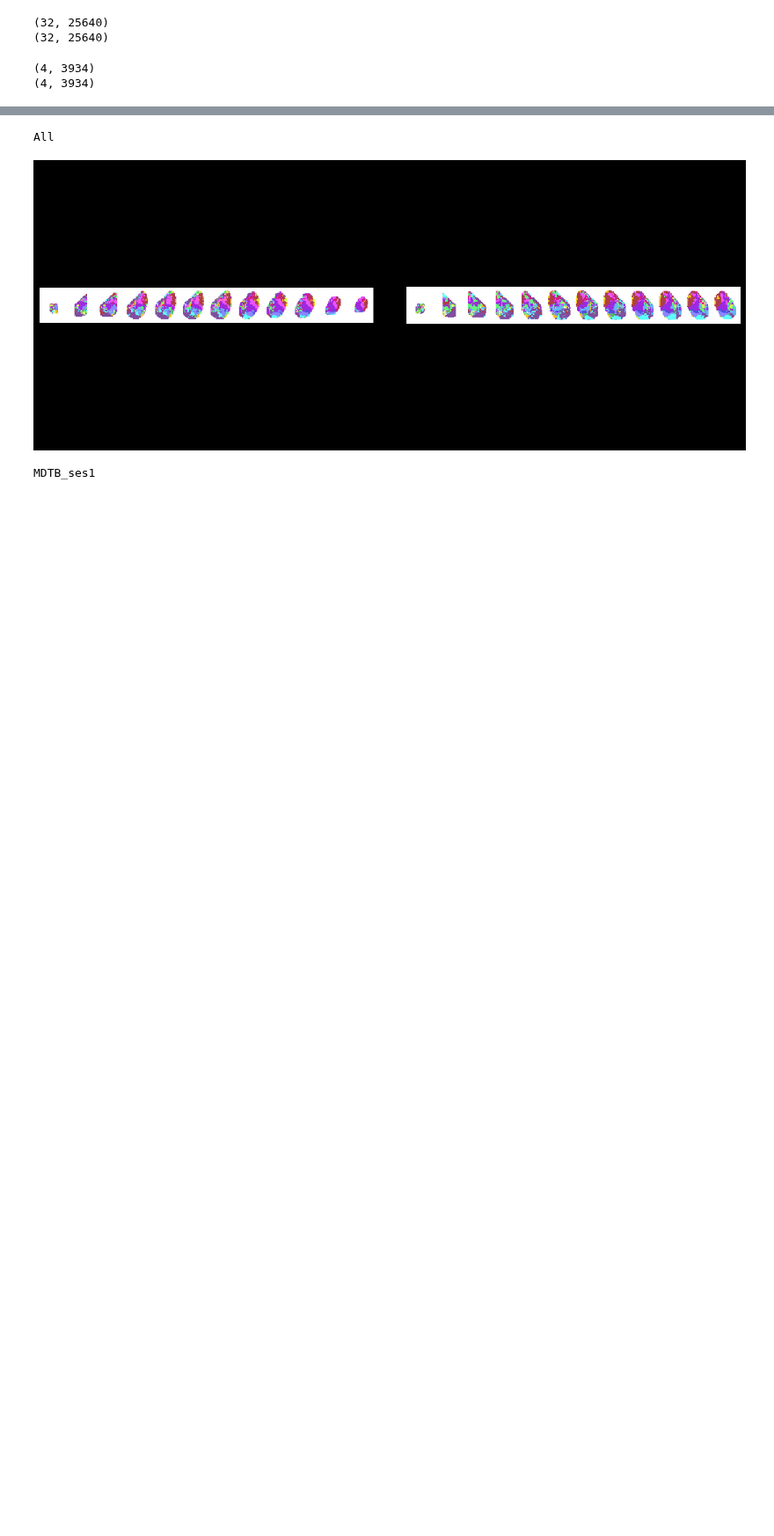
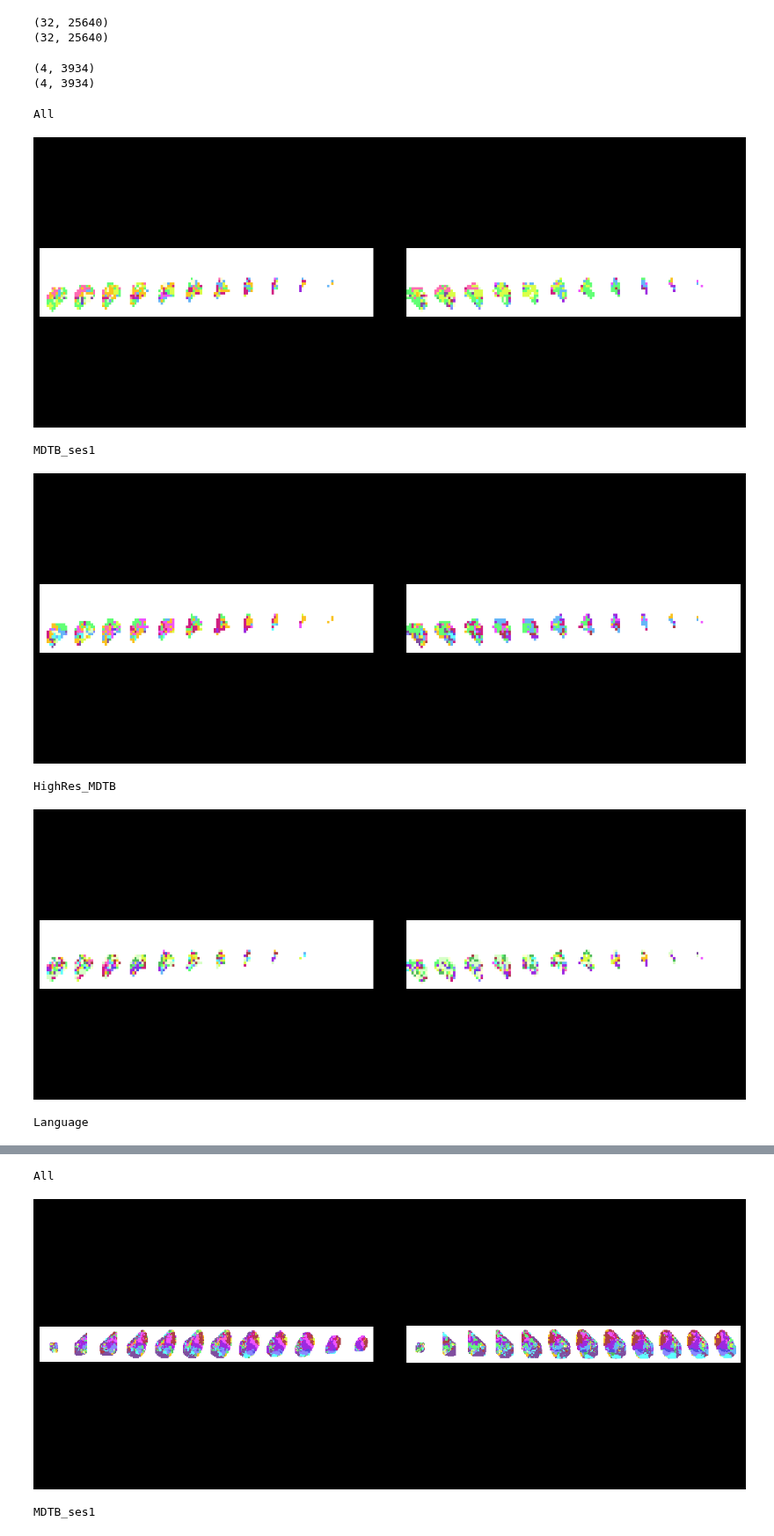
Before and after one commit to DiedrichsenLab/Pontine7T, a Jupyter notebook: notebooks/atlas_wta.ipynb, the cells around one changed output, grey strips where cells are left out. Shown at 88% size. Drawn from its saved outputs; the diff is of its cells as text; code cells hidden in the pictures; blank space fills up the shorter version.

Commit message:
plotted olive

```diff
--- a/notebooks/atlas_wta.ipynb
+++ b/notebooks/atlas_wta.ipynb
@@ -16,0 +16,11 @@ wk_dir = '/Volumes/diedrichsen_data$/data/Cerebellum/Pontine7T/atlases/thalamus'
+# %%
+wk_dir = '/Volumes/diedrichsen_data$/data/Cerebellum/Pontine7T/atlases/olive'
+
+all_o = np.load(f"{wk_dir}/Prob_olive.npy")
+mdtb_o = np.load(f"{wk_dir}/Prob_olive_mdtb(ses1).npy")
+pontine_o = np.load(f"{wk_dir}/Prob_olive_mdtb(high-res).npy")
+lang_o = np.load(f"{wk_dir}/Prob_olive_language.npy")
+mdtb2_o = np.load(f"{wk_dir}/Prob_olive_mdtb(ses2).npy")
+
+print(all_o.shape)
+print(lang_o.shape)
@@ -47,3 +62,24 @@ print(mdtb_5.shape)
 # %% [output]
 (4, 3934)
 (4, 3934)
+# %%
+olive_maps = [all_o, mdtb_o, pontine_o, lang_o, mdtb2_o]
+
+titles = ['All', 'MDTB_ses1', 'HighRes_MDTB', 'Language', 'MDTB_ses2']
+
+lid,cmap,names = nt.read_lut('/Volumes/diedrichsen_data$/data/FunctionalFusion/Atlases/tpl-MNI152NLin2009cSymC/atl-NettekovenSym32.lut')
+
+for i, pmap in enumerate(olive_maps):
+    print(titles[i])
+    wta = np.argmax(pmap, axis=0) + 1
+    wta_int32 = wta.astype(np.int32)
+    thalamus_parcellation = plot.plot_olive(wta_int32, cscale=[0,32], cmap=cmap)
+    plt.show()
+# %% [output]
+All
+[figure, added]
+MDTB_ses1
+[figure, added]
+HighRes_MDTB
+[figure, added]
+Language
```
Also changed, not shown: parts of 4 cells of this notebook, 1 other file.
